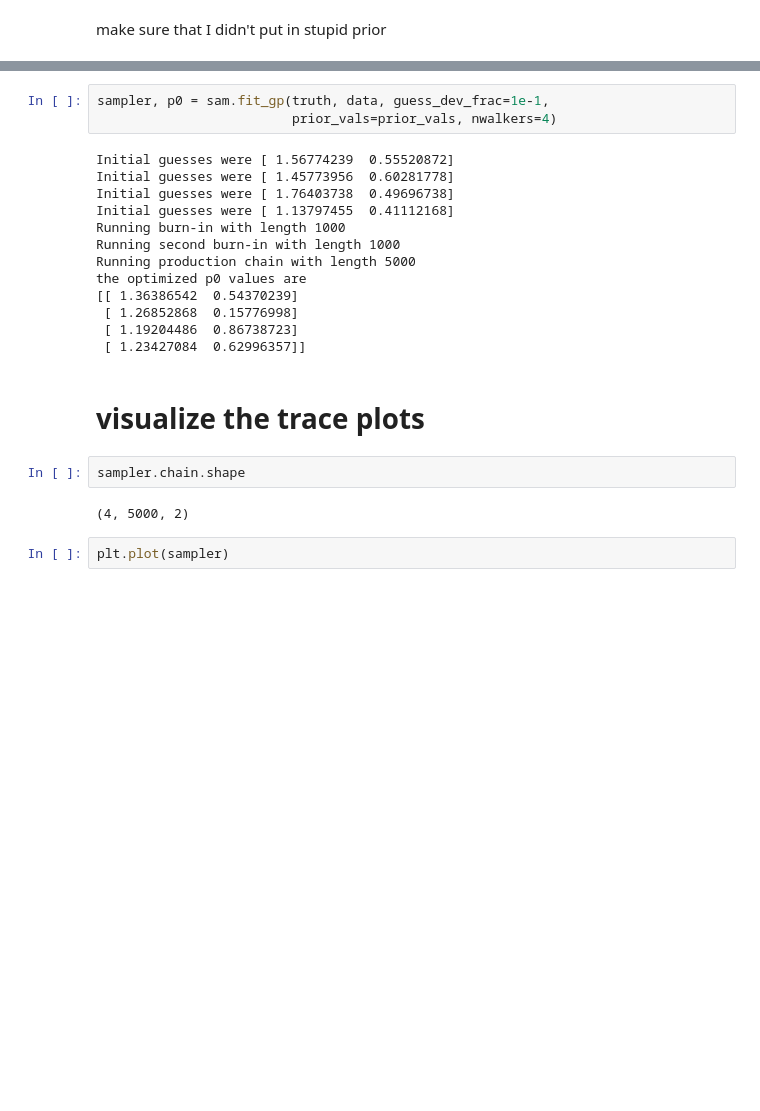
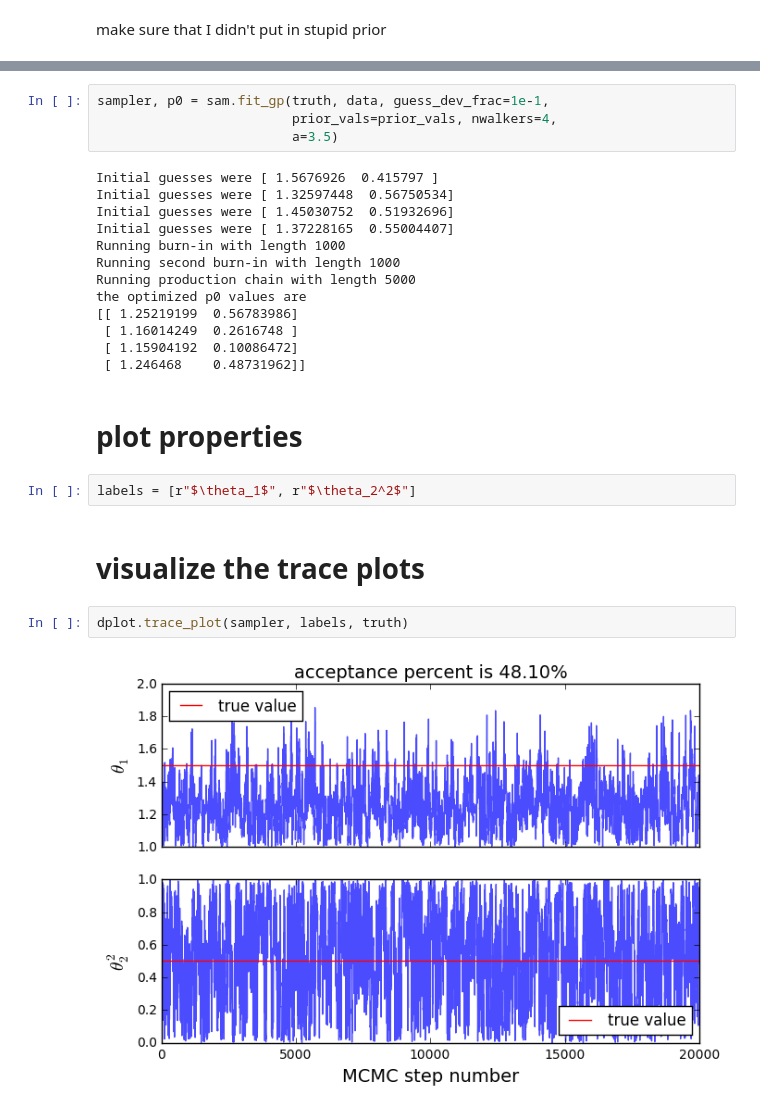
Before and after one commit to karenyyng/shear_gp, a Jupyter notebook: prototypes/2D_fit.ipynb, the cells around one changed output, grey strips where cells are left out. Saved outputs shown, nothing was run; the diff lists cells and outputs as text; blank space fills up the shorter version.

```diff
--- a/prototypes/2D_fit.ipynb
+++ b/prototypes/2D_fit.ipynb
@@ -49,25 +49,28 @@ assert sam.lnprior_gp(truth, prior_vals=prior_vals) is not -np.inf,\
 # %%
 sampler, p0 = sam.fit_gp(truth, data, guess_dev_frac=1e-1,
-                         prior_vals=prior_vals, nwalkers=4)
+                         prior_vals=prior_vals, nwalkers=4,
+                         a=3.5)
 # %% [output]
-Initial guesses were [ 1.56774239  0.55520872]
-Initial guesses were [ 1.45773956  0.60281778]
-Initial guesses were [ 1.76403738  0.49696738]
-Initial guesses were [ 1.13797455  0.41112168]
+Initial guesses were [ 1.5676926  0.415797 ]
+Initial guesses were [ 1.32597448  0.56750534]
+Initial guesses were [ 1.45030752  0.51932696]
+Initial guesses were [ 1.37228165  0.55004407]
 Running burn-in with length 1000
 Running second burn-in with length 1000
 Running production chain with length 5000
 the optimized p0 values are
-[[ 1.36386542  0.54370239]
- [ 1.26852868  0.15776998]
- [ 1.19204486  0.86738723]
- [ 1.23427084  0.62996357]]
+[[ 1.25219199  0.56783986]
+ [ 1.16014249  0.2616748 ]
+ [ 1.15904192  0.10086472]
+ [ 1.246468    0.48731962]]
+# %% [markdown]
+# plot properties
+# %%
+labels = [r"$\theta_1$", r"$\theta_2^2$"]
 # %% [markdown]
 # visualize the trace plots
-# %%
-sampler.chain.shape
-# %% [output]
-(4, 5000, 2)
-# %%
-plt.plot(sampler)
+# %%
+dplot.trace_plot(sampler, labels, truth)
+# %% [output]
+[figure, added]
 # %% [markdown]
```
Also changed, not shown: parts of 3 cells of this notebook, 2 other files.
